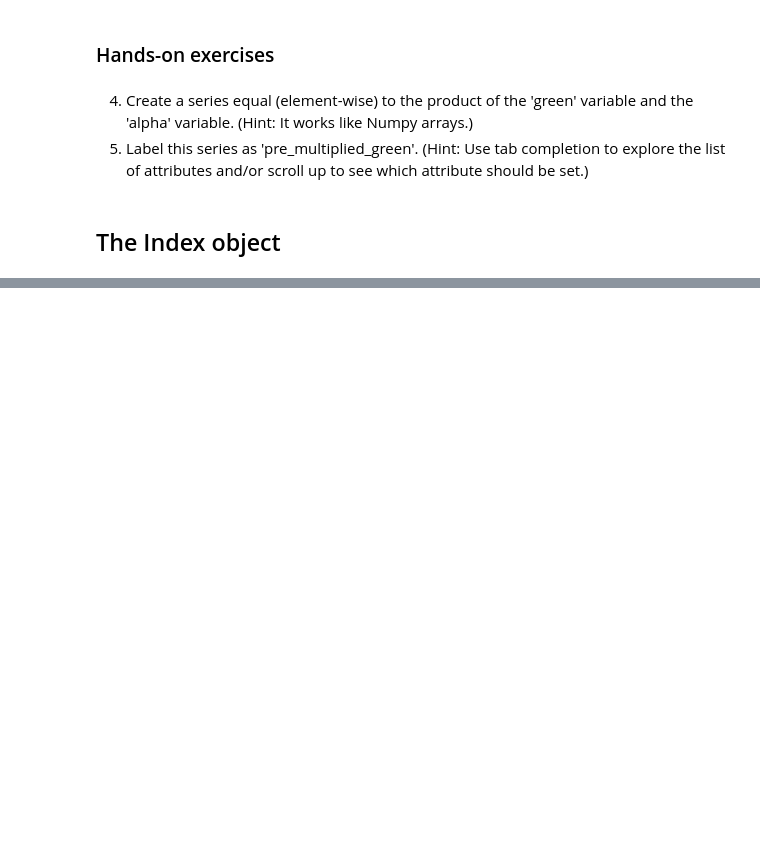
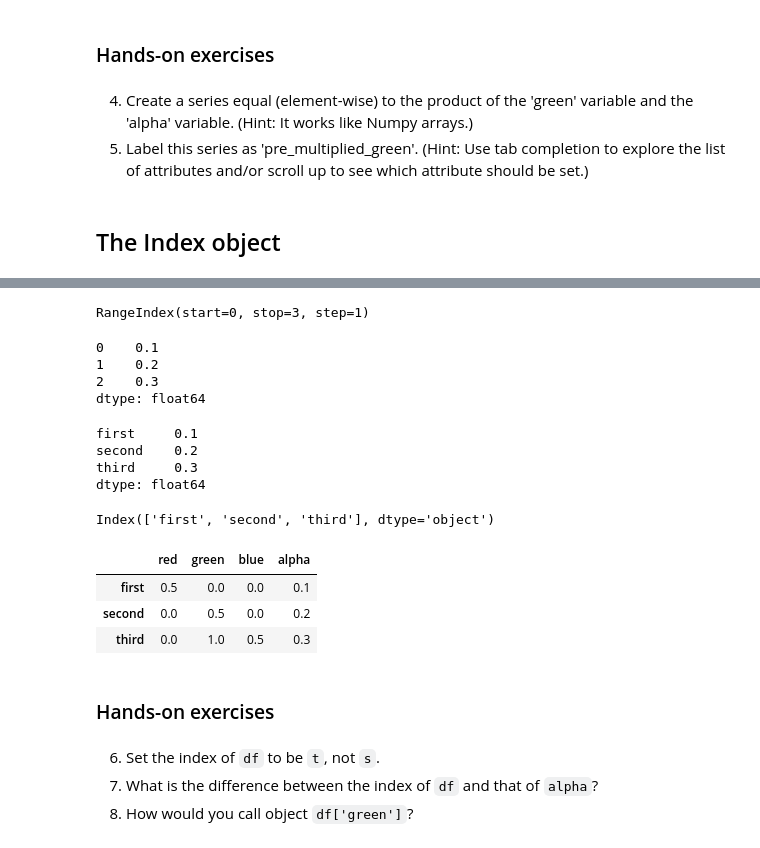
Before and after one commit to mkcor/advanced-pandas, a Jupyter notebook: notebooks/00_objects.ipynb, the cells around one changed output, grey strips where cells are left out. Drawn from its saved outputs; the diff is of its cells as text; code cells hidden in the pictures; blank space fills up the shorter version.

Commit message:
Finish first notebook.

```diff
--- a/notebooks/00_objects.ipynb
+++ b/notebooks/00_objects.ipynb
@@ -141,0 +148,11 @@ df
+# %%
+df.index
+# %% [output]
+RangeIndex(start=0, stop=3, step=1)
+# %%
+alpha
+# %% [output]
+0    0.1
+1    0.2
+2    0.3
+dtype: float64
@@ -141,0 +161,18 @@ df
+# %%
+alpha
+# %% [output]
+first     0.1
+second    0.2
+third     0.3
+dtype: float64
+# %%
+alpha.index
+# %% [output]
+Index(['first', 'second', 'third'], dtype='object')
+# %%
+df.set_index(s)
+# %% [output]
+|  | red | green | blue | alpha |
+| first | 0.5 | 0.0 | 0.0 | 0.1 |
+| second | 0.0 | 0.5 | 0.0 | 0.2 |
+| third | 0.0 | 1.0 | 0.5 | 0.3 |
@@ -141,0 +181,6 @@ df
+# %% [markdown]
+### Hands-on exercises
+# %% [markdown]
+6. Set the index of `df` to be `t`, not `s`.
+7. What is the difference between the index of `df` and that of `alpha`?
+8. How would you call object `df['green']`?
```
Also changed, not shown: parts of 4 cells of this notebook.
